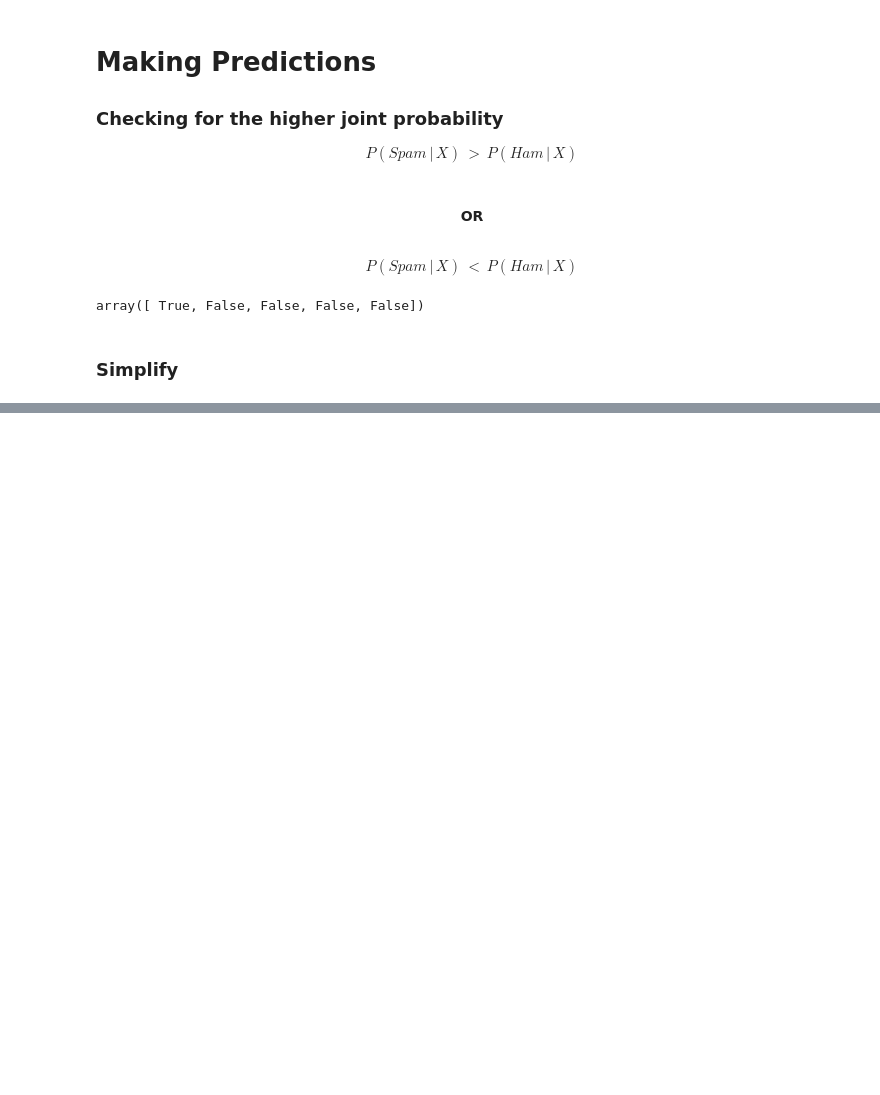
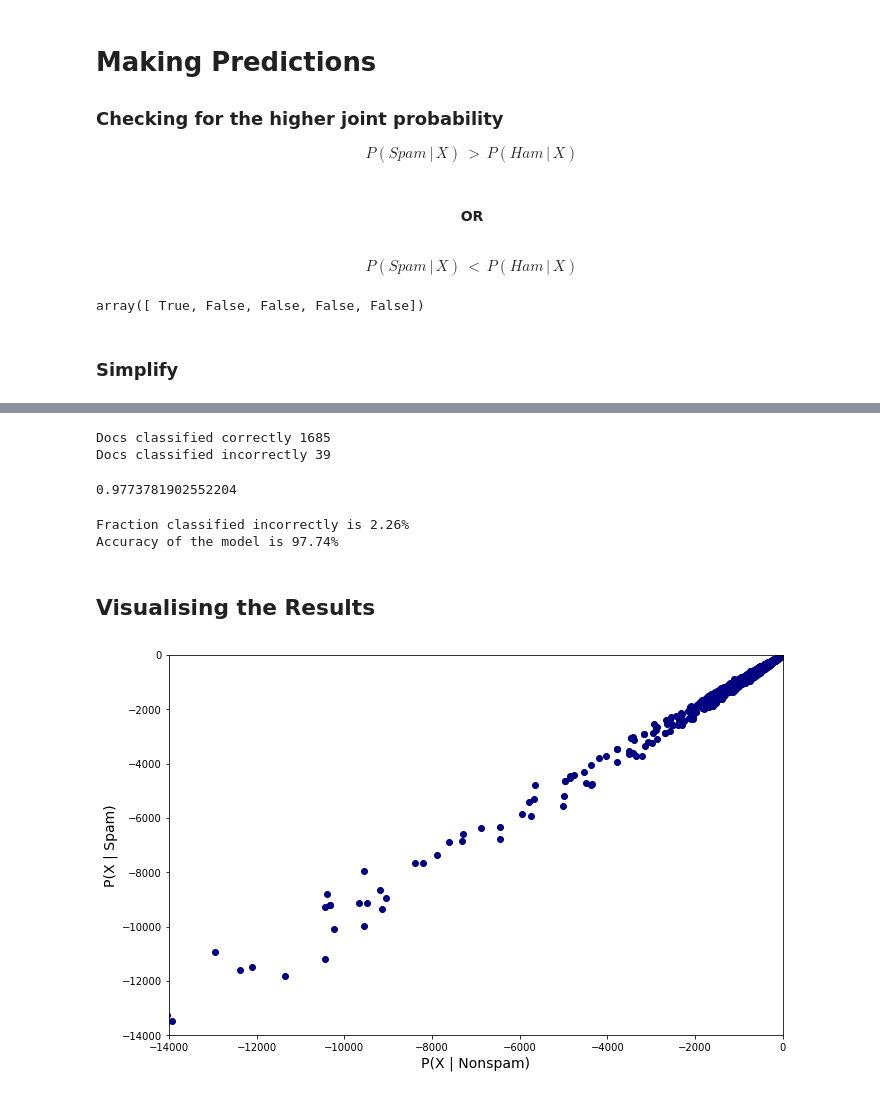
Before and after one commit to BeckMarquez/DataScience, a Jupyter notebook: Spam Filter Bayes Classifier - Testing, Inference & Evaluation/Spam Filter Bayes Classifier - Testing, Inference & Evaluation.ipynb, the cells around one changed output, grey strips where cells are left out. Cells and saved outputs as stored; diff of their text form; code cells hidden in the pictures; blank space fills up the shorter version.

```diff
--- a/Spam Filter Bayes Classifier - Testing, Inference & Evaluation/Spam Filter Bayes Classifier - Testing, Inference & Evaluation.ipynb
+++ b/Spam Filter Bayes Classifier - Testing, Inference & Evaluation/Spam Filter Bayes Classifier - Testing, Inference & Evaluation.ipynb
@@ -90,0 +93,41 @@ SyntaxError: unmatched ')' (<ipython-input-25-945ecb1442c6>, line 1)
+# %%
+correct_docs = (y_test == prediction).sum()
+print('Docs classified correctly', correct_docs)
+numdocs_wrong = X_test.shape[0] - correct_docs
+print('Docs classified incorrectly', numdocs_wrong)
+# %% [output]
+Docs classified correctly 1685
+Docs classified incorrectly 39
+# %%
+# Accuracy
+correct_docs/len(X_test)
+# %% [output]
+0.9773781902552204
+# %%
+fraction_wrong = numdocs_wrong/len(X_test)
+print('Fraction classified incorrectly is {:.2%}'.format(fraction_wrong))
+print('Accuracy of the model is {:.2%}'.format(1-fraction_wrong))
+# %% [output]
+Fraction classified incorrectly is 2.26%
+Accuracy of the model is 97.74%
+# %% [markdown]
+## Visualising the Results
+# %%
+# Chart styling info
+yaxis_label = 'P(X | Spam)'
+xaxis_label = 'P(X | Nonspam)'
+
+linedata = np.linspace(start=-14000, stop=1, num=1000)
+# %%
+plt.figure(figsize=(11, 7))
+plt.xlabel(xaxis_label, fontsize=14)
+plt.ylabel(yaxis_label, fontsize=14)
+
+# Set scale
+plt.xlim([-14000,1])
+plt.ylim([-14000,1])
+
+plt.scatter(joint_log_ham, joint_log_spam, color='navy')
+plt.show()
+# %% [output]
+[figure, added]
```
Also changed, not shown: parts of 4 cells of this notebook.
